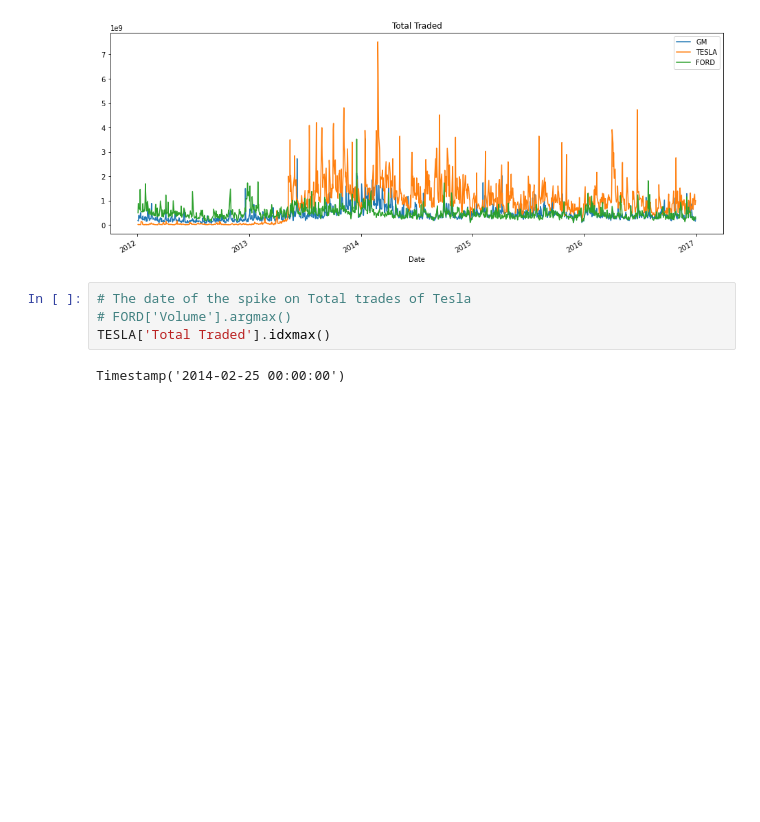
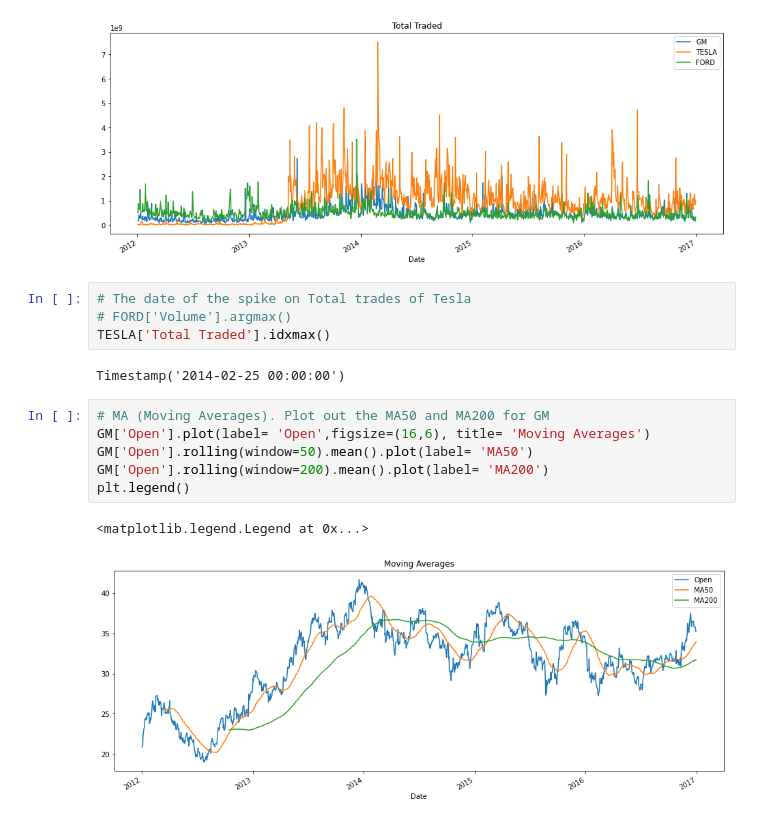
Before and after one commit to aguilarNikolas/Python_forFinancialAnalysis_andAlgorithmicTrading, a Jupyter notebook: Stock Market Analysis Project.ipynb, the cells around one changed output. Drawn from its saved outputs; the diff is of its cells as text; blank space fills up the shorter version.

```diff
--- a/Stock Market Analysis Project.ipynb
+++ b/Stock Market Analysis Project.ipynb
@@ -132,3 +132,12 @@ plt.legend()
 TESLA['Total Traded'].idxmax()
 # %% [output]
 Timestamp('2014-02-25 00:00:00')
+# %%
+# MA (Moving Averages). Plot out the MA50 and MA200 for GM
+GM['Open'].plot(label= 'Open',figsize=(16,6), title= 'Moving Averages')
+GM['Open'].rolling(window=50).mean().plot(label= 'MA50')
+GM['Open'].rolling(window=200).mean().plot(label= 'MA200')
+plt.legend()
+# %% [output]
+<matplotlib.legend.Legend at 0x...>
+[figure, added]
```
Also changed, not shown: parts of 19 cells of this notebook.
